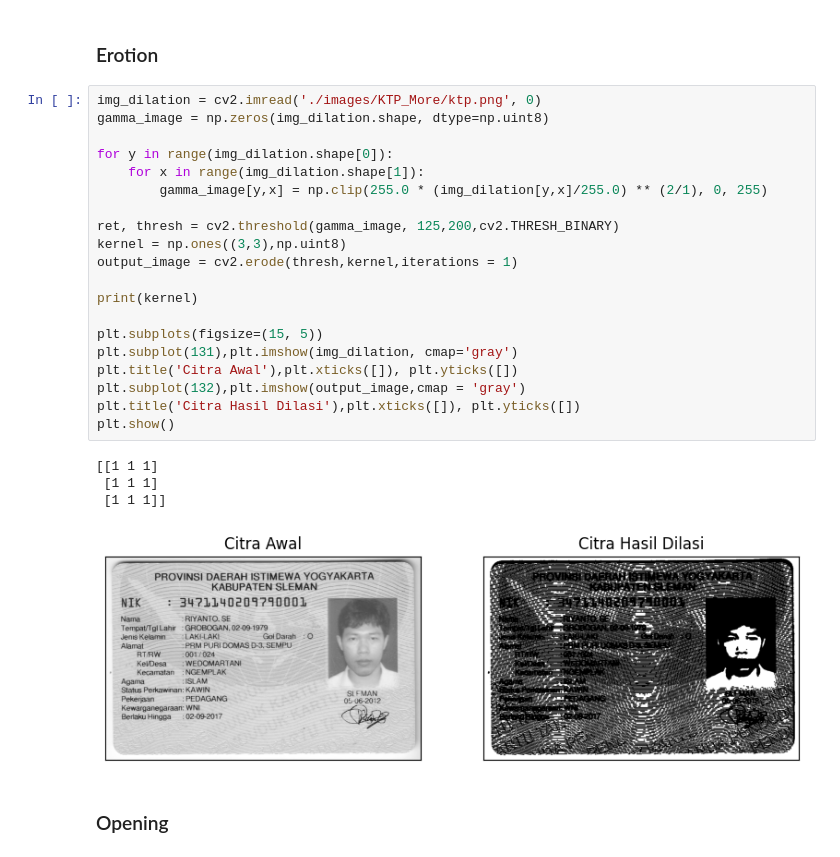
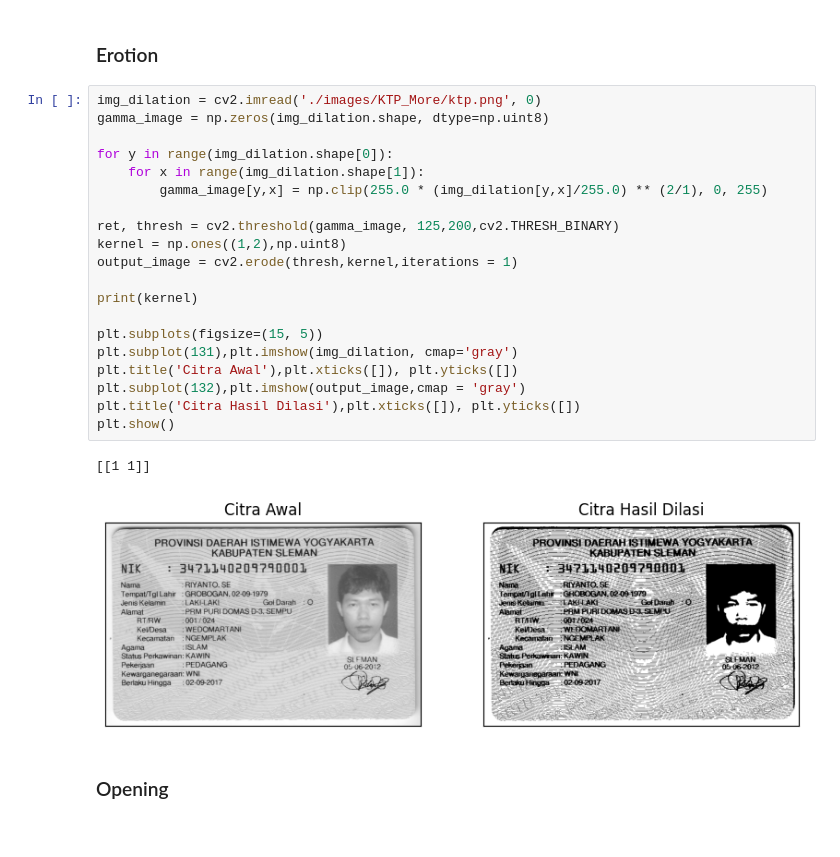
Before and after one commit to andidprastyo/PCVK_Ganjil_2023, a Jupyter notebook: week - 09/tugas.ipynb, the cells around one changed output. Drawn from its saved outputs; the diff is of its cells as text.

```diff
--- a/week - 09/tugas.ipynb
+++ b/week - 09/tugas.ipynb
@@ -37,28 +37,26 @@ plt.show()
 # %%
 img_dilation = cv2.imread('./images/KTP_More/ktp.png', 0)
 gamma_image = np.zeros(img_dilation.shape, dtype=np.uint8)
 
 for y in range(img_dilation.shape[0]):
 	for x in range(img_dilation.shape[1]):
 		gamma_image[y,x] = np.clip(255.0 * (img_dilation[y,x]/255.0) ** (2/1), 0, 255)
 
 ret, thresh = cv2.threshold(gamma_image, 125,200,cv2.THRESH_BINARY)
-kernel = np.ones((3,3),np.uint8)
+kernel = np.ones((1,2),np.uint8)
 output_image = cv2.erode(thresh,kernel,iterations = 1)
 
 print(kernel)
 
 plt.subplots(figsize=(15, 5))
 plt.subplot(131),plt.imshow(img_dilation, cmap='gray')
 plt.title('Citra Awal'),plt.xticks([]), plt.yticks([])
 plt.subplot(132),plt.imshow(output_image,cmap = 'gray')
 plt.title('Citra Hasil Dilasi'),plt.xticks([]), plt.yticks([])
 plt.show()
 # %% [output]
-[[1 1 1]
- [1 1 1]
- [1 1 1]]
+[[1 1]]
-[figure, old version]
+[figure, new version]
 # %% [markdown]
 ### Opening
 # %%
```
Also changed, not shown: parts of 2 cells of this notebook.
